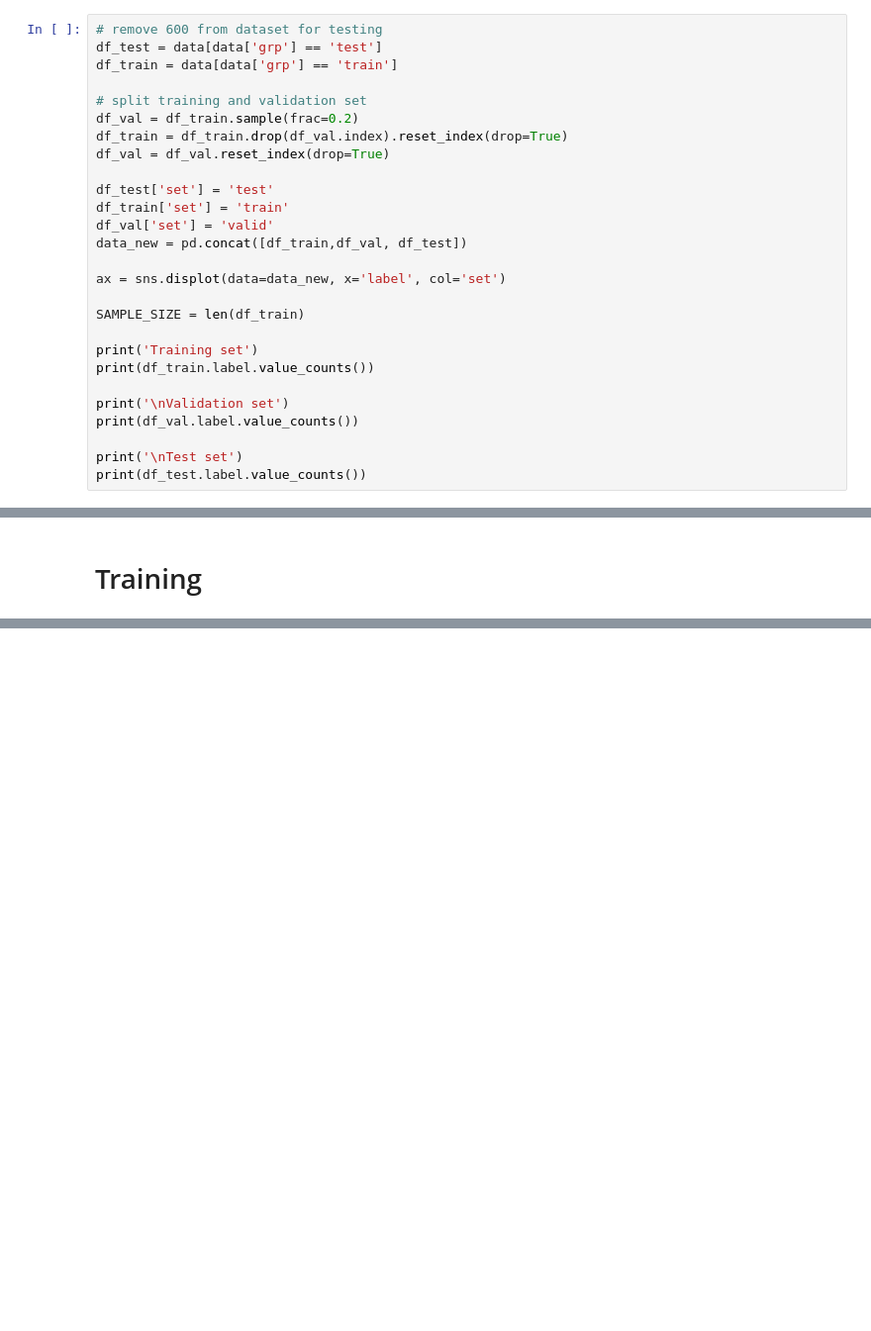
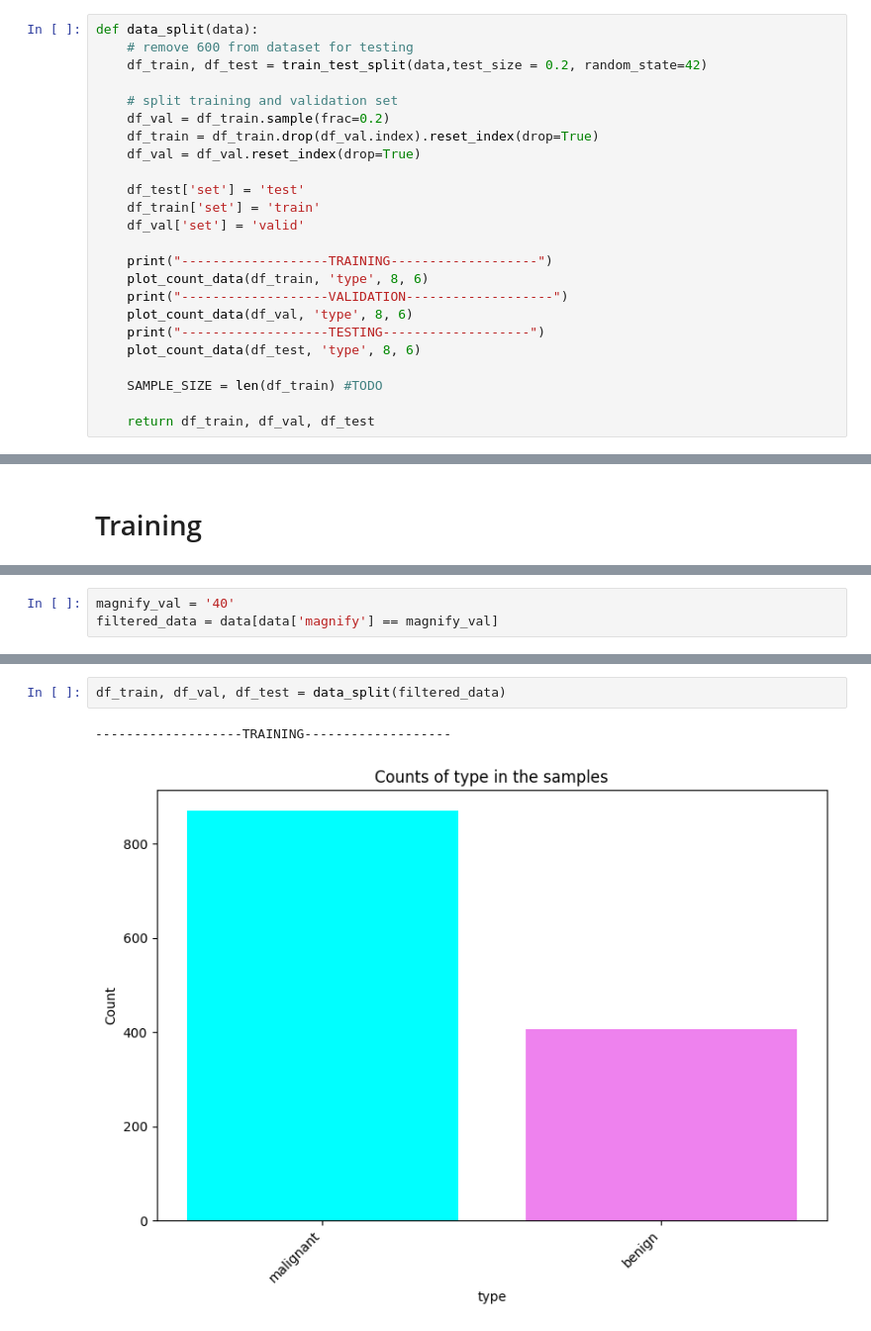
Before and after one commit to makonhakony/Multi-Stage-Classification-BreakHis, a Jupyter notebook: multi-stage-classification-breakhis.ipynb, the cells around one changed output, grey strips where cells are left out. Shown at 99% size. Cells and saved outputs as stored; diff of their text form; blank space fills up the shorter version.

```diff
--- a/multi-stage-classification-breakhis.ipynb
+++ b/multi-stage-classification-breakhis.ipynb
@@ -254,27 +343,24 @@ Split Train and Validation set to 80% and 20% of original Traing set accordingly
 # %%
-# remove 600 from dataset for testing
-df_test = data[data['grp'] == 'test']
-df_train = data[data['grp'] == 'train']
+def data_split(data):
+    # remove 600 from dataset for testing
+    df_train, df_test = train_test_split(data,test_size = 0.2, random_state=42)
 
-# split training and validation set
-df_val = df_train.sample(frac=0.2)
-df_train = df_train.drop(df_val.index).reset_index(drop=True)
-df_val = df_val.reset_index(drop=True)
+    # split training and validation set
+    df_val = df_train.sample(frac=0.2)
+    df_train = df_train.drop(df_val.index).reset_index(drop=True)
+    df_val = df_val.reset_index(drop=True)
 
-df_test['set'] = 'test'
-df_train['set'] = 'train'
-df_val['set'] = 'valid'
-data_new = pd.concat([df_train,df_val, df_test])
+    df_test['set'] = 'test'
+    df_train['set'] = 'train'
+    df_val['set'] = 'valid'
 
-ax = sns.displot(data=data_new, x='label', col='set')
+    print("-------------------TRAINING-------------------")
+    plot_count_data(df_train, 'type', 8, 6)
+    print("-------------------VALIDATION-------------------")
+    plot_count_data(df_val, 'type', 8, 6)
+    print("-------------------TESTING-------------------")
+    plot_count_data(df_test, 'type', 8, 6)
 
-SAMPLE_SIZE = len(df_train)
+    SAMPLE_SIZE = len(df_train) #TODO
 
-print('Training set')
-print(df_train.label.value_counts())
-
-print('\nValidation set')
-print(df_val.label.value_counts())
-
-print('\nTest set')
-print(df_test.label.value_counts())
+    return df_train, df_val, df_test
@@ -537,0 +587,3 @@ for i in range(30):
+# %%
+magnify_val = '40'
+filtered_data = data[data['magnify'] == magnify_val]
@@ -537,0 +592,5 @@ for i in range(30):
+# %%
+df_train, df_val, df_test = data_split(filtered_data)
+# %% [output]
+-------------------TRAINING-------------------
+[figure, added]
```
Also changed, not shown: parts of 38 cells of this notebook.
